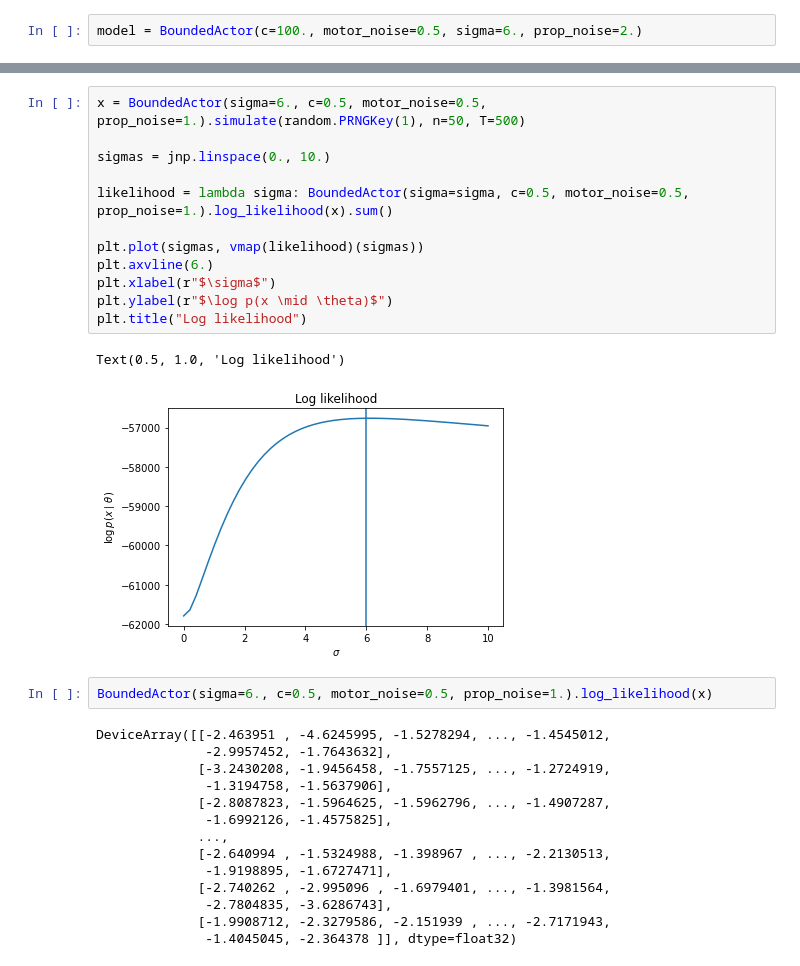
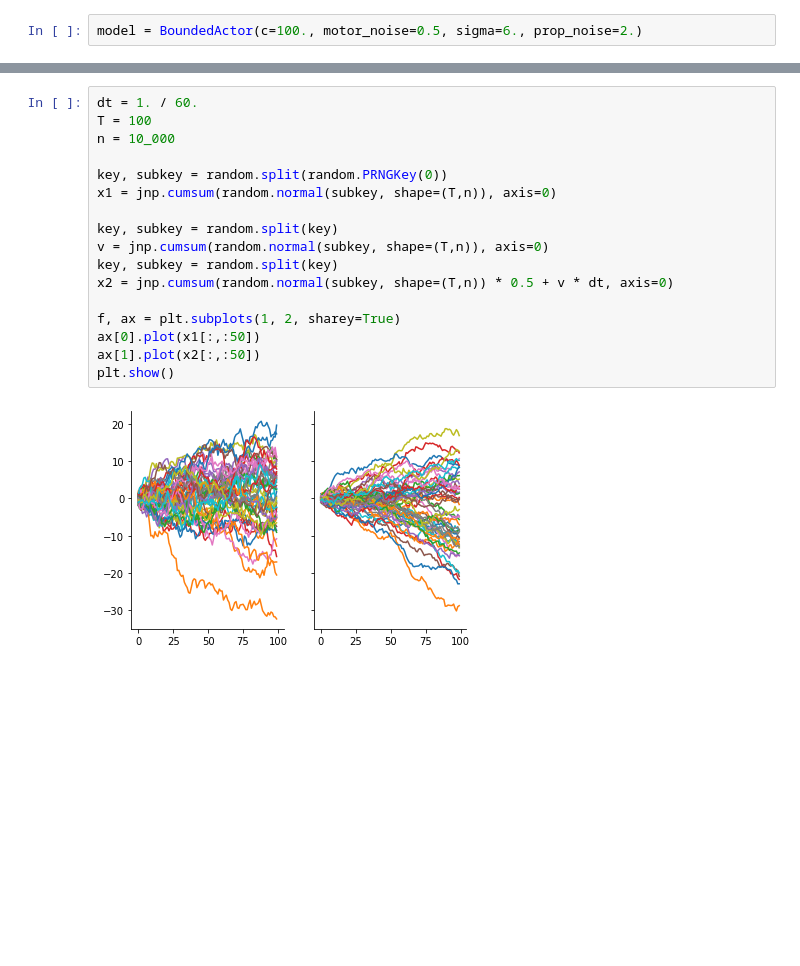
Before and after one commit to RothkopfLab/lqg, a Jupyter notebook: notebooks/03-Visualization.ipynb, the cells around one changed output, grey strips where cells are left out. Drawn from its saved outputs; the diff is of its cells as text; blank space fills up the shorter version.

```diff
--- a/notebooks/03-Visualization.ipynb
+++ b/notebooks/03-Visualization.ipynb
@@ -25,31 +38,19 @@ plt.plot(xhat[:,0,1], color="C1", linestyle="--")
-# %%
-x = BoundedActor(sigma=6., c=0.5, motor_noise=0.5, prop_noise=1.).simulate(random.PRNGKey(1), n=50, T=500)
-
-sigmas = jnp.linspace(0., 10.)
-
-likelihood = lambda sigma: BoundedActor(sigma=sigma, c=0.5, motor_noise=0.5, prop_noise=1.).log_likelihood(x).sum()
-
-plt.plot(sigmas, vmap(likelihood)(sigmas))
-plt.axvline(6.)
-plt.xlabel(r"$\sigma$")
-plt.ylabel(r"$\log p(x \mid \theta)$")
-plt.title("Log likelihood")
-# %% [output]
-Text(0.5, 1.0, 'Log likelihood')
-[figure, removed]
-# %%
-BoundedActor(sigma=6., c=0.5, motor_noise=0.5, prop_noise=1.).log_likelihood(x)
-# %% [output]
-DeviceArray([[-2.463951 , -4.6245995, -1.5278294, ..., -1.4545012,
-              -2.9957452, -1.7643632],
-             [-3.2430208, -1.9456458, -1.7557125, ..., -1.2724919,
-              -1.3194758, -1.5637906],
-             [-2.8087823, -1.5964625, -1.5962796, ..., -1.4907287,
-              -1.6992126, -1.4575825],
-             ...,
-             [-2.640994 , -1.5324988, -1.398967 , ..., -2.2130513,
-              -1.9198895, -1.6727471],
-             [-2.740262 , -2.995096 , -1.6979401, ..., -1.3981564,
-              -2.7804835, -3.6286743],
-             [-1.9908712, -2.3279586, -2.151939 , ..., -2.7171943,
-              -1.4045045, -2.364378 ]], dtype=float32)
+# %%
+dt = 1. / 60.
+T = 100
+n = 10_000
+
+key, subkey = random.split(random.PRNGKey(0))
+x1 = jnp.cumsum(random.normal(subkey, shape=(T,n)), axis=0)
+
+key, subkey = random.split(key)
+v = jnp.cumsum(random.normal(subkey, shape=(T,n)), axis=0)
+key, subkey = random.split(key)
+x2 = jnp.cumsum(random.normal(subkey, shape=(T,n)) * 0.5 + v * dt, axis=0)
+
+f, ax = plt.subplots(1, 2, sharey=True)
+ax[0].plot(x1[:,:50])
+ax[1].plot(x2[:,:50])
+plt.show()
+# %% [output]
+[figure, added]
```
Also changed, not shown: parts of 3 cells of this notebook.
